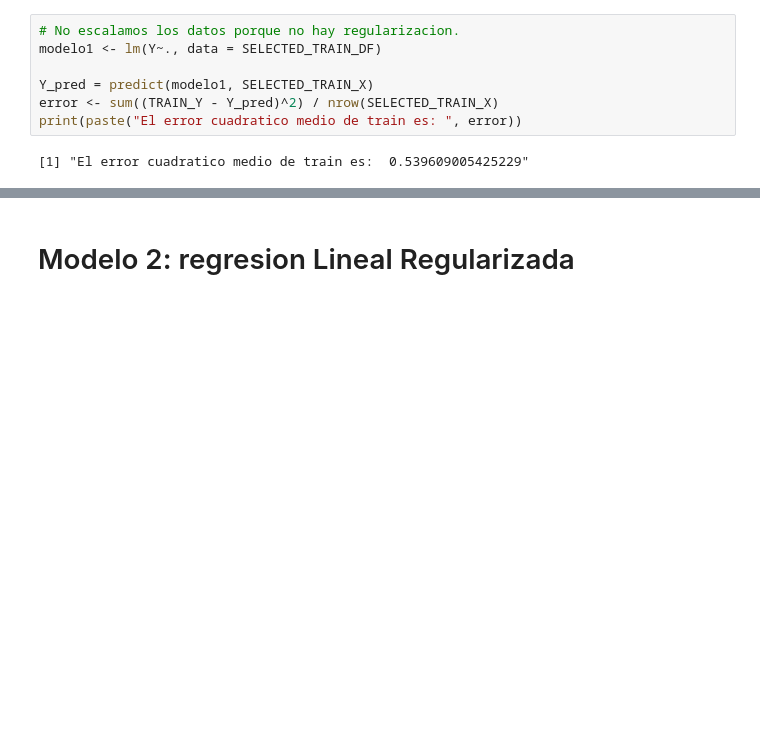
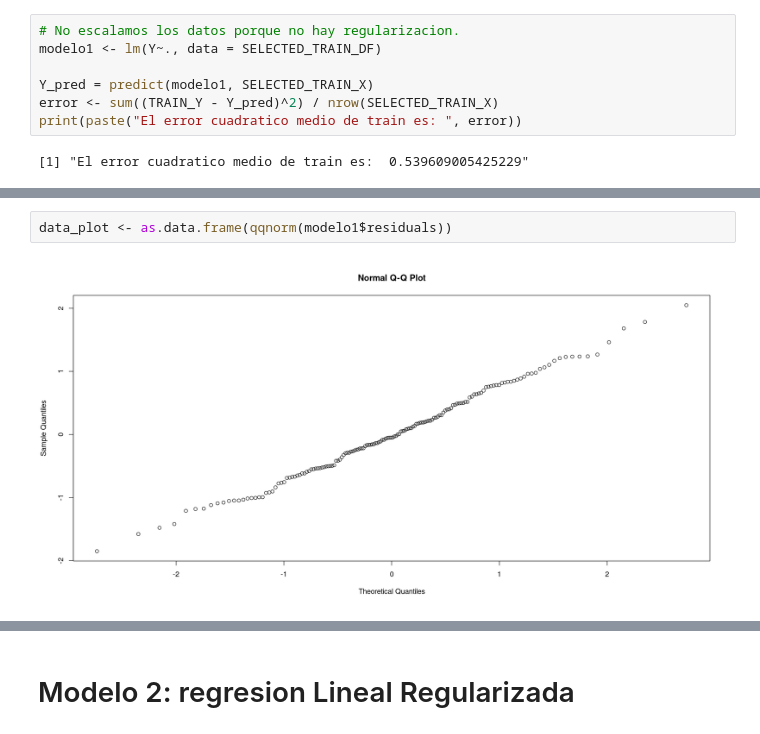
Before and after one commit to Lukas-De-Angelis-Riva/Aprendizaje-estadistico, a Jupyter notebook: trabajo_practico3/src/Forward.ipynb, the cells around one changed output, grey strips where cells are left out. Cells and saved outputs as stored; diff of their text form; blank space fills up the shorter version.

```diff
--- a/trabajo_practico3/src/Forward.ipynb
+++ b/trabajo_practico3/src/Forward.ipynb
@@ -223,0 +311,4 @@ print(paste("El error cuadratico medio de train es: ", error))
+# %%
+data_plot <- as.data.frame(qqnorm(modelo1$residuals))
+# %% [output]
+[figure, added]
```
Also changed, not shown: parts of 33 cells of this notebook, 3 other files.
